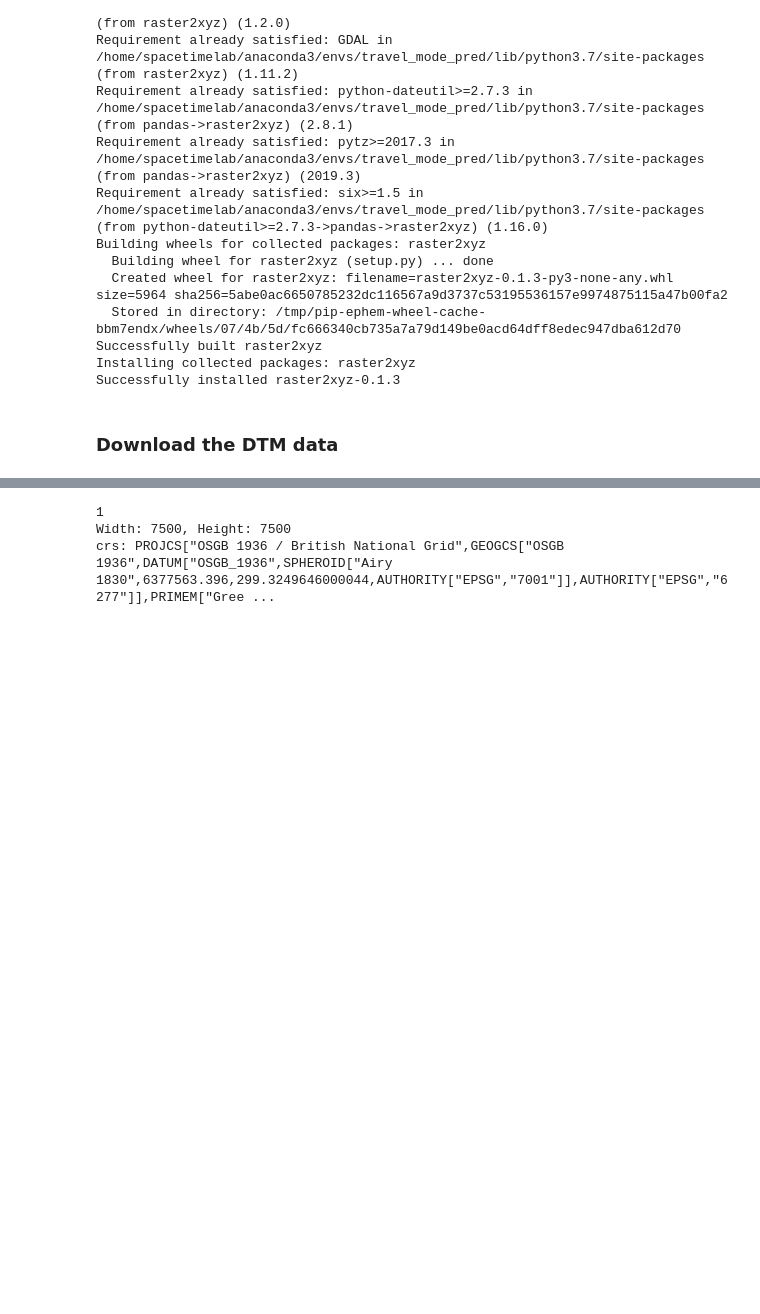
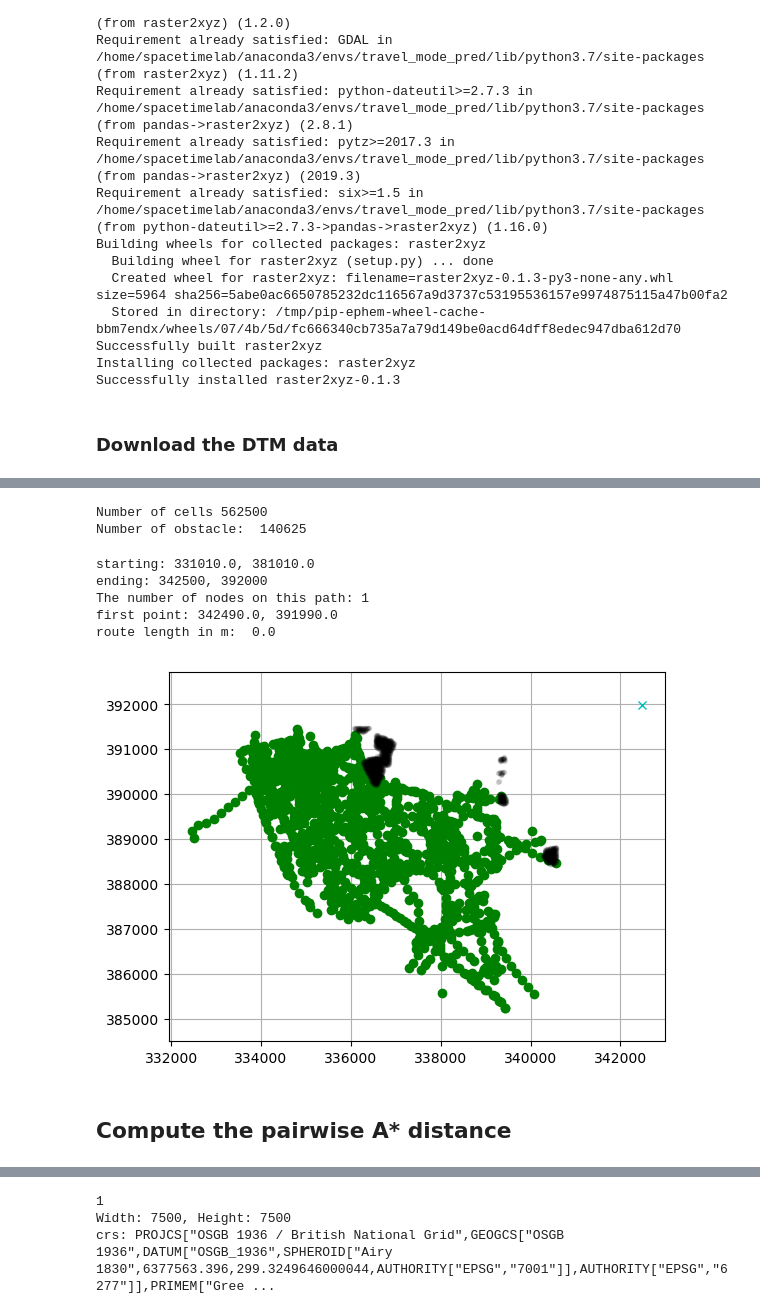
Before and after one commit to huanfachen/drone_station_pmp, a Jupyter notebook: process_poi.ipynb, the cells around one changed output, grey strips where cells are left out. Drawn from its saved outputs; the diff is of its cells as text; code cells hidden in the pictures; blank space fills up the shorter version.

```diff
--- a/process_poi.ipynb
+++ b/process_poi.ipynb
@@ -144,0 +145,3 @@ gdf_poi.to_file("Sites_Liverpool_hub_four.geojson", driver = 'GeoJSON')
+# %%
+gdf_poi = gpd.read_file("Sites_Liverpool_hub_four.geojson")
+print(gdf_poi.columns)
@@ -604,0 +550,3 @@ import glob
+# %%
+a_star.show_animation = False
+a_star.main()
@@ -604,0 +620,55 @@ import glob
+# %%
+print("Number of cells", np.array(a_star_planner.obstacle_map).size)
+print("Number of obstacle: ", np.array(a_star_planner.obstacle_map).sum().sum())
+# %% [output]
+Number of cells 562500
+Number of obstacle:  140625
+# %%
+# test the time of one origin-destination pair
+# note that if the start or end note is in the no-fly zone (i.e. obstacle), the computation will go on forever
+# set start and goal
+a_star.show_animation = False
+sx = df_dtm.x.min() + 1000
+sy = df_dtm.y.min() + 1000
+gx = df_dtm.x.min() + 5000
+gy = df_dtm.y.min() + 5000
+gx = 342500
+gy = 392000
+
+print("starting: {}, {}".format(sx, sy))
+print("ending: {}, {}".format(gx, gy))
+
+rx, ry, route_len = a_star_planner.planning(sx, sy, gx, gy)
+
+print("The number of nodes on this path: {}".format(len(rx)))
+print("first point: {}, {}".format(rx[0], ry[0]))
+print("route length in m: ", route_len)
+# %% [output]
+starting: 331010.0, 381010.0
+ending: 342500, 392000
+The number of nodes on this path: 1
+first point: 342490.0, 391990.0
+route length in m:  0.0
+# %%
+# plot the route??
+# plt.plot(ox, oy, ".k")
+# plt.plot(sx, sy, "og")
+# plt.plot(gx, gy, "ob")
+# plot route
+for indx, indy in zip(rx, ry):
+    plt.plot(rx, ry, "xc")
+
+plt.grid(True)
+plt.axis("equal")
+
+# plot the demand and supply points
+plt.plot(df_demand.demand_easting.tolist(), df_demand.demand_northing.tolist(), "og")
+plt.plot(df_site.site_easting.tolist(), df_site.site_northing.tolist(), "og")
+
+plt.plot(ox, oy, ".k", alpha = 0.1)
+
+plt.show()
+# %% [output]
+[figure, added]
+# %% [markdown]
+## Compute the pairwise A* distance
```
Also changed, not shown: parts of 98 cells of this notebook.
